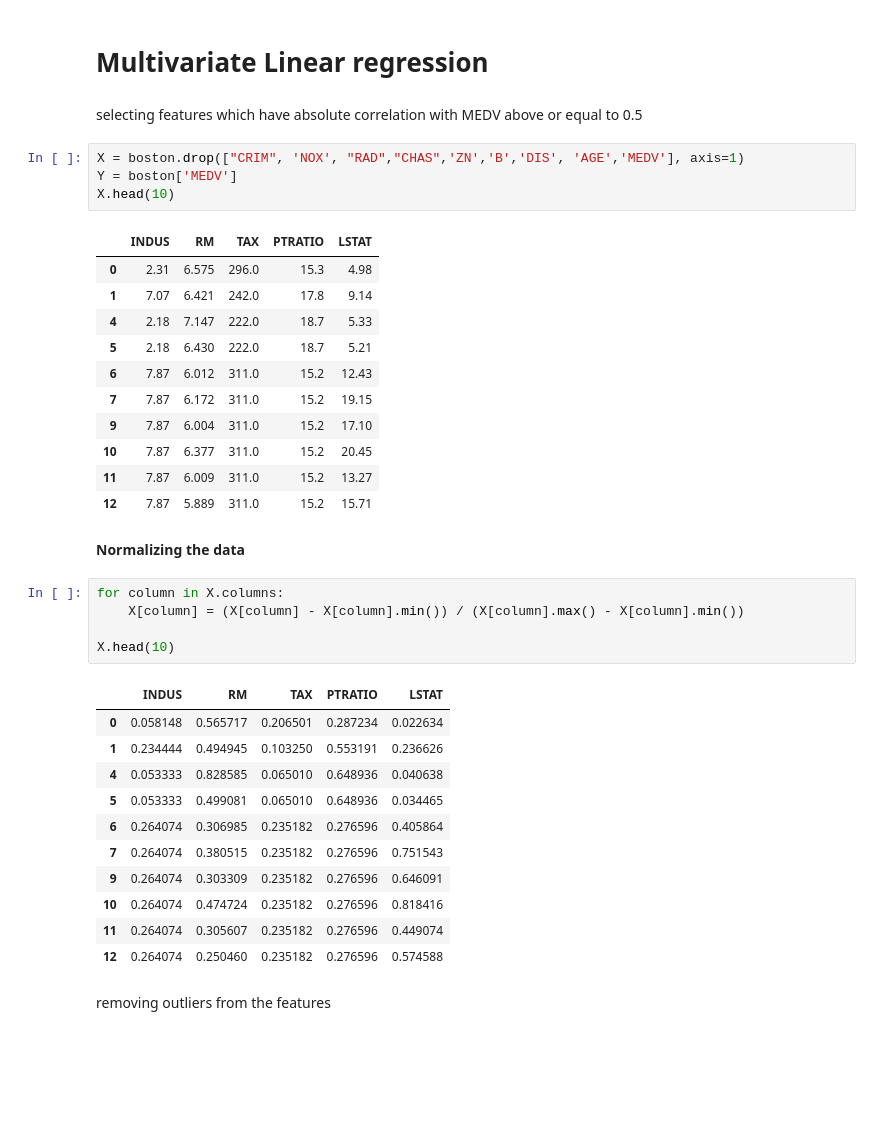
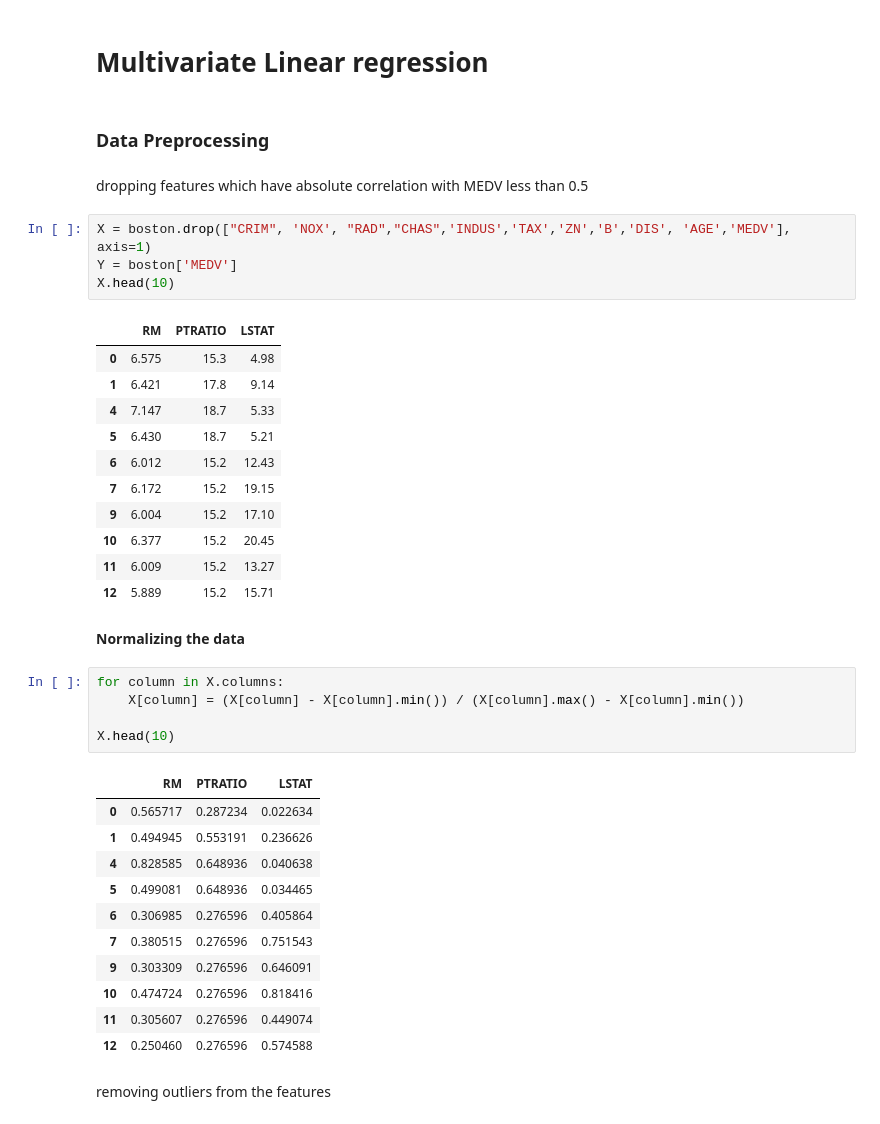
Before and after one commit to samxaverian/Machine-Learning, a Jupyter notebook: Boston_Linear_regression.ipynb, the cells around one changed output. Saved outputs shown, nothing was run; the diff lists cells and outputs as text; blank space fills up the shorter version.

```diff
--- a/Boston_Linear_regression.ipynb
+++ b/Boston_Linear_regression.ipynb
@@ -385,23 +407,25 @@ MSE:  21.73594796535818
 # %% [markdown]
 # Multivariate Linear regression
+# %% [markdown]
+### Data Preprocessing
 # %% [markdown]
-selecting features which have absolute correlation with MEDV above or equal to 0.5
+dropping features which have absolute correlation with MEDV less than 0.5
 # %%
-X = boston.drop(["CRIM", 'NOX', "RAD","CHAS",'ZN','B','DIS', 'AGE','MEDV'], axis=1)
+X = boston.drop(["CRIM", 'NOX', "RAD","CHAS",'INDUS','TAX','ZN','B','DIS', 'AGE','MEDV'], axis=1)
 Y = boston['MEDV']
 X.head(10)
 # %% [output]
-|  | INDUS | RM | TAX | PTRATIO | LSTAT |
-| 0 | 2.31 | 6.575 | 296.0 | 15.3 | 4.98 |
-| 1 | 7.07 | 6.421 | 242.0 | 17.8 | 9.14 |
-| 4 | 2.18 | 7.147 | 222.0 | 18.7 | 5.33 |
-| 5 | 2.18 | 6.430 | 222.0 | 18.7 | 5.21 |
-| 6 | 7.87 | 6.012 | 311.0 | 15.2 | 12.43 |
-| 7 | 7.87 | 6.172 | 311.0 | 15.2 | 19.15 |
-| 9 | 7.87 | 6.004 | 311.0 | 15.2 | 17.10 |
-| 10 | 7.87 | 6.377 | 311.0 | 15.2 | 20.45 |
-| 11 | 7.87 | 6.009 | 311.0 | 15.2 | 13.27 |
-| 12 | 7.87 | 5.889 | 311.0 | 15.2 | 15.71 |
+|  | RM | PTRATIO | LSTAT |
+| 0 | 6.575 | 15.3 | 4.98 |
+| 1 | 6.421 | 17.8 | 9.14 |
+| 4 | 7.147 | 18.7 | 5.33 |
+| 5 | 6.430 | 18.7 | 5.21 |
+| 6 | 6.012 | 15.2 | 12.43 |
+| 7 | 6.172 | 15.2 | 19.15 |
+| 9 | 6.004 | 15.2 | 17.10 |
+| 10 | 6.377 | 15.2 | 20.45 |
+| 11 | 6.009 | 15.2 | 13.27 |
+| 12 | 5.889 | 15.2 | 15.71 |
 # %% [markdown]
 **Normalizing the data**
 # %%
@@ -410,17 +434,17 @@ for column in X.columns:
 
 X.head(10)
 # %% [output]
-|  | INDUS | RM | TAX | PTRATIO | LSTAT |
-| 0 | 0.058148 | 0.565717 | 0.206501 | 0.287234 | 0.022634 |
-| 1 | 0.234444 | 0.494945 | 0.103250 | 0.553191 | 0.236626 |
-| 4 | 0.053333 | 0.828585 | 0.065010 | 0.648936 | 0.040638 |
-| 5 | 0.053333 | 0.499081 | 0.065010 | 0.648936 | 0.034465 |
-| 6 | 0.264074 | 0.306985 | 0.235182 | 0.276596 | 0.405864 |
-| 7 | 0.264074 | 0.380515 | 0.235182 | 0.276596 | 0.751543 |
-| 9 | 0.264074 | 0.303309 | 0.235182 | 0.276596 | 0.646091 |
-| 10 | 0.264074 | 0.474724 | 0.235182 | 0.276596 | 0.818416 |
-| 11 | 0.264074 | 0.305607 | 0.235182 | 0.276596 | 0.449074 |
-| 12 | 0.264074 | 0.250460 | 0.235182 | 0.276596 | 0.574588 |
+|  | RM | PTRATIO | LSTAT |
+| 0 | 0.565717 | 0.287234 | 0.022634 |
+| 1 | 0.494945 | 0.553191 | 0.236626 |
+| 4 | 0.828585 | 0.648936 | 0.040638 |
+| 5 | 0.499081 | 0.648936 | 0.034465 |
+| 6 | 0.306985 | 0.276596 | 0.405864 |
+| 7 | 0.380515 | 0.276596 | 0.751543 |
+| 9 | 0.303309 | 0.276596 | 0.646091 |
+| 10 | 0.474724 | 0.276596 | 0.818416 |
+| 11 | 0.305607 | 0.276596 | 0.449074 |
+| 12 | 0.250460 | 0.276596 | 0.574588 |
 # %% [markdown]
 removing outliers from the features
 # %%
```
Also changed, not shown: parts of 36 cells of this notebook, 2 other files.
